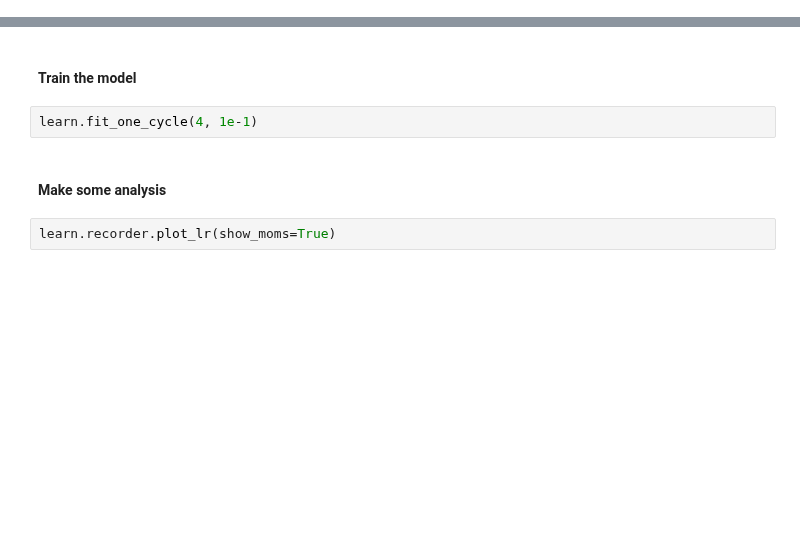
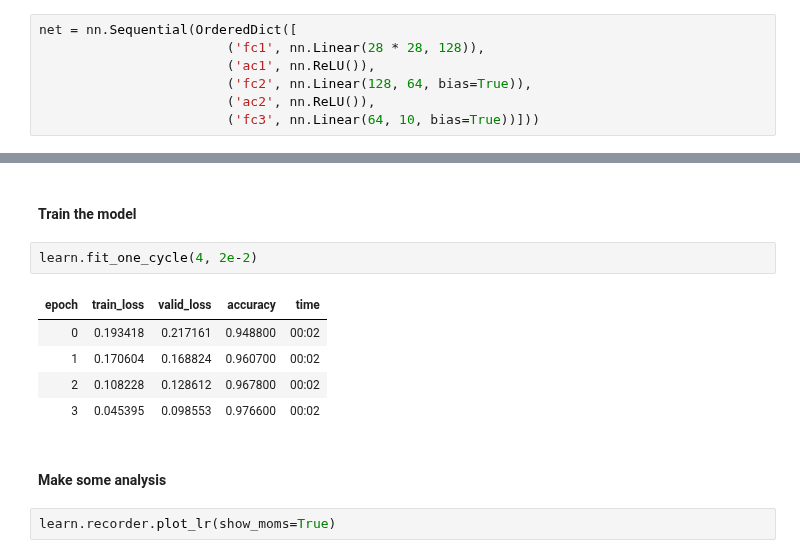
Before and after one commit to MaxinAI/school-of-ai, a Jupyter notebook: workshop_4_optimizations.ipynb, the cells around one changed output, grey strips where cells are left out. Saved outputs shown, nothing was run; the diff lists cells and outputs as text; blank space fills up the shorter version.

```diff
--- a/workshop_4_optimizations.ipynb
+++ b/workshop_4_optimizations.ipynb
@@ -653,0 +713,7 @@ net = nn.Sequential(nn.Linear(28 * 28, 128),
+# %%
+net = nn.Sequential(OrderedDict([
+                        ('fc1', nn.Linear(28 * 28, 128)),
+                        ('ac1', nn.ReLU()),
+                        ('fc2', nn.Linear(128, 64, bias=True)),
+                        ('ac2', nn.ReLU()),
+                        ('fc3', nn.Linear(64, 10, bias=True))]))
@@ -667,7 +751,13 @@ learn.recorder.plot()
 # %% [markdown]
 #### Train the model
 # %%
-learn.fit_one_cycle(4, 1e-1)
+learn.fit_one_cycle(4, 2e-2)
+# %% [output]
+| epoch | train_loss | valid_loss | accuracy | time |
+| 0 | 0.193418 | 0.217161 | 0.948800 | 00:02 |
+| 1 | 0.170604 | 0.168824 | 0.960700 | 00:02 |
+| 2 | 0.108228 | 0.128612 | 0.967800 | 00:02 |
+| 3 | 0.045395 | 0.098553 | 0.976600 | 00:02 |
 # %% [markdown]
 #### Make some analysis
 # %%
```
Also changed, not shown: parts of 30 cells of this notebook, 1 other file.
